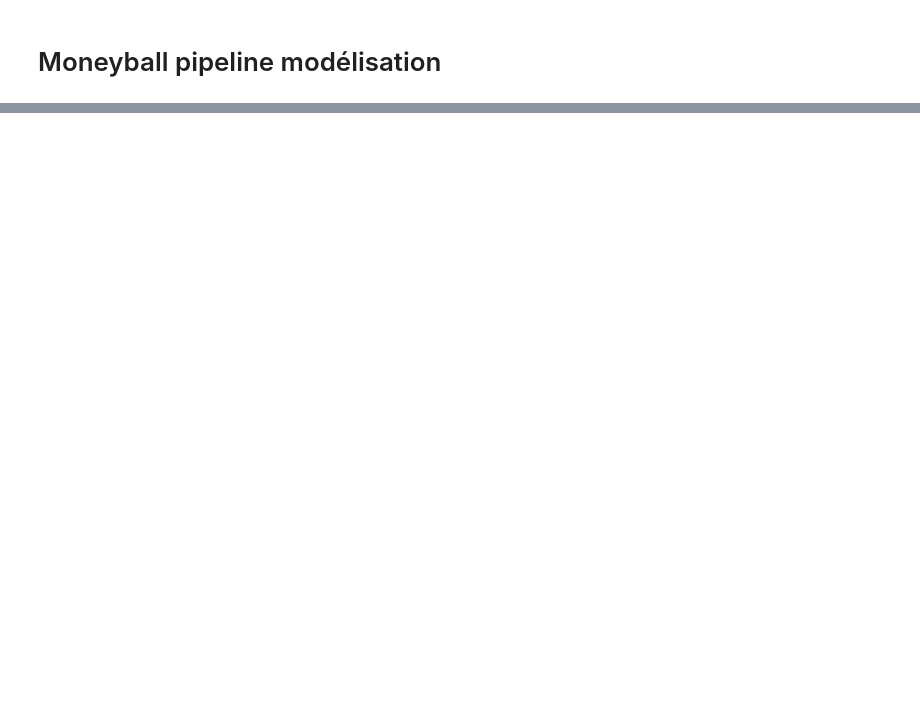
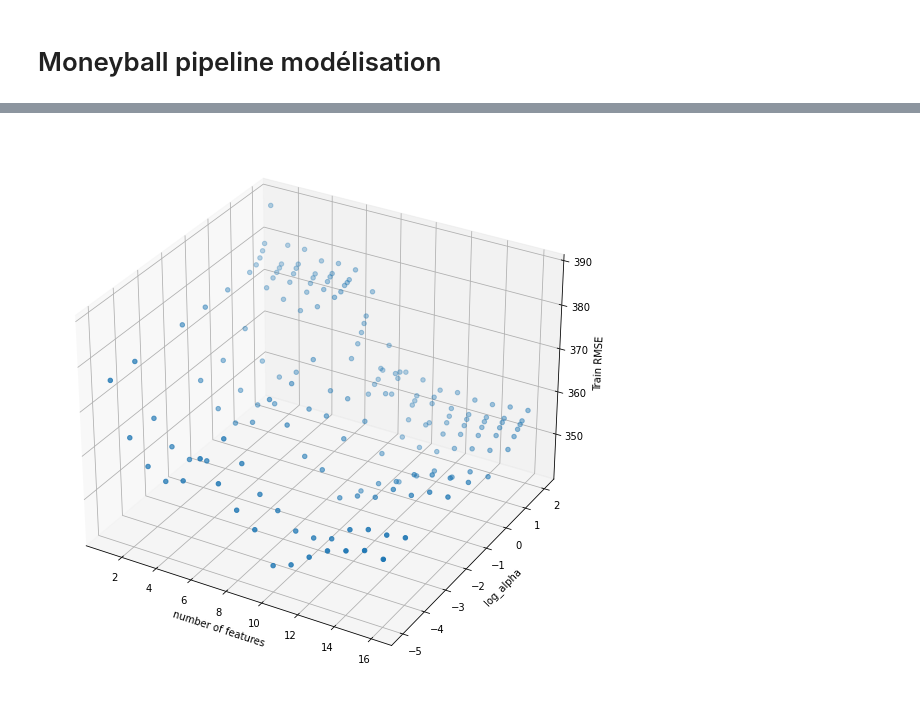
Before and after one commit to RaphaelBouvet/stats_3, a Jupyter notebook: Notebooks/03-CrossValidation&Regularisation.ipynb, the cells around one changed output, grey strips where cells are left out. Saved outputs shown, nothing was run; the diff lists cells and outputs as text; code cells hidden in the pictures; blank space fills up the shorter version.

```diff
--- a/Notebooks/03-CrossValidation&Regularisation.ipynb
+++ b/Notebooks/03-CrossValidation&Regularisation.ipynb
@@ -877,0 +944,14 @@ best_pipe.score(baseball_test, salary_test)
+# %%
+alp = [0.00001,0.0001,0.01,0.1,1,10,20,30,40,50,100]
+# %%
+model = Ridge(max_iter=1000)
+
+param = {'selector__k':[i for i in range(1,17)],
+        'model__alpha':alp}
+
+pipe = Pipeline(steps=[("scaler", scaler),
+                       ("selector", selector),
+                       ("model", model)])
+
+grid_search = GridSearchCV(pipe,param,cv=10,scoring='neg_mean_squared_error')
+results = fitmodel(grid_search,baseball_train, baseball_test, salary_train, salary_test)
@@ -877,0 +993,11 @@ best_pipe.score(baseball_test, salary_test)
+# %%
+fig = plt.figure(figsize=(20,10))
+ax = plt.axes(projection='3d')
+ax.scatter3D(results.param_selector__k,
+               np.log10(results.param_model__alpha.astype(float)),
+               results.RMSE_train)
+ax.set_xlabel('number of features')
+ax.set_ylabel('log_alpha')
+ax.set_zlabel('Train RMSE');
+# %% [output]
+[figure, added]
```
Also changed, not shown: parts of 38 cells of this notebook.
